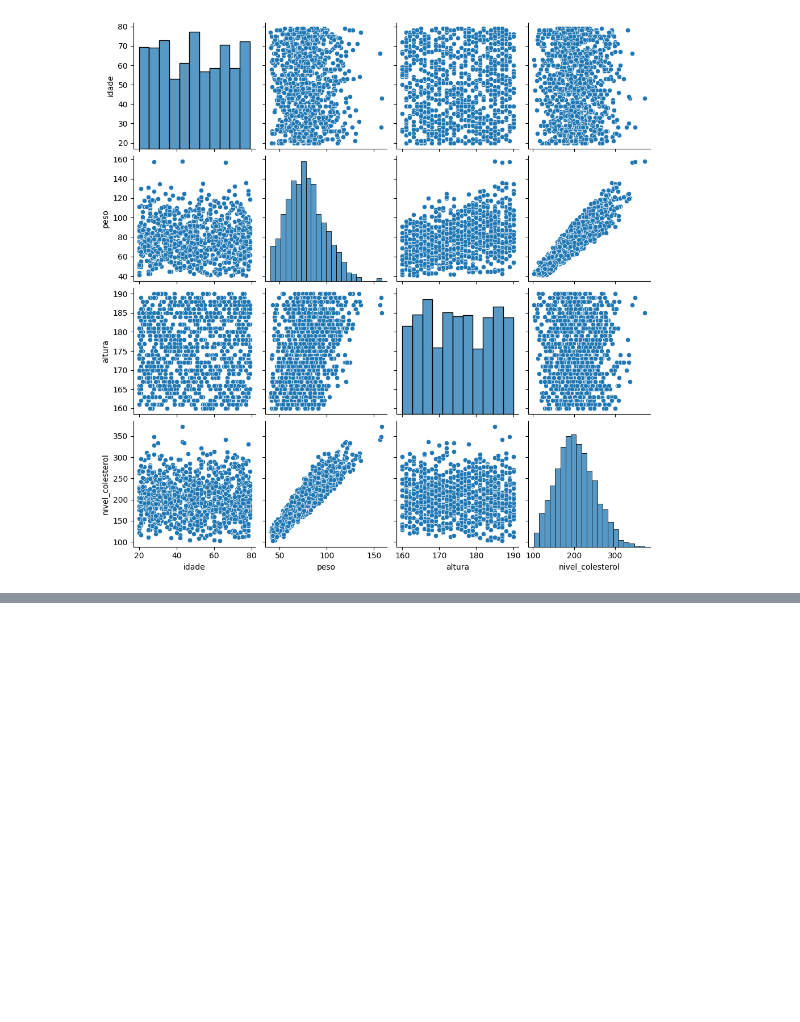
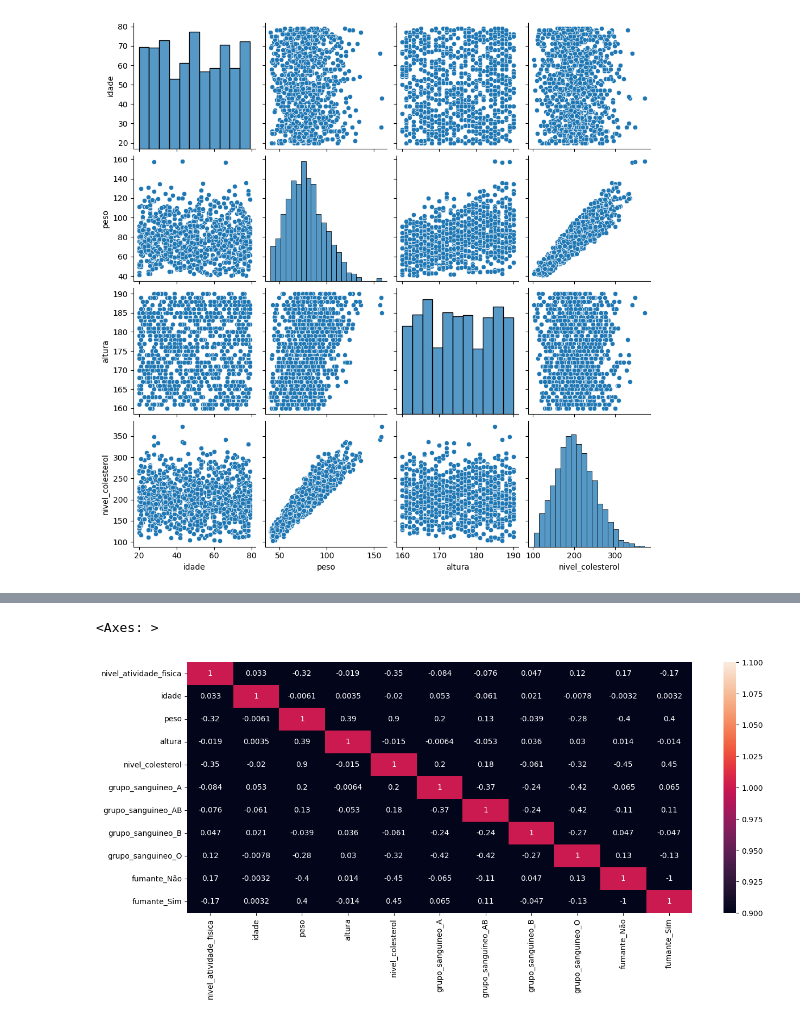
Before and after one commit to offellipe/regressao_linear_multipla, a Jupyter notebook: modelo_colesterol.ipynb, the cells around one changed output, grey strips where cells are left out. Drawn from its saved outputs; the diff is of its cells as text; code cells hidden in the pictures; blank space fills up the shorter version.

Commit message:
Aula 08 - Análise de Correlação

```diff
--- a/modelo_colesterol.ipynb
+++ b/modelo_colesterol.ipynb
@@ -230,3 +231,7 @@ sns.pairplot(df_colesterol_eda)
 # %% [output]
 <seaborn.axisgrid.PairGrid at 0x...>
 [figure]
+# %%
+# Converter variáveis categóricas nominais em numéricas, usando One-Hot Encoder do Pandas
+
+df_colesterol_eda = pd.get_dummies(df_colesterol_eda, columns=['grupo_sanguineo', 'fumante'], dtype='int64')
@@ -232,0 +252,11 @@ sns.pairplot(df_colesterol_eda)
+# %%
+# Converter variável categórica ordinal em numerica, usando factoriza do Pandas
+
+df_colesterol_eda['nivel_atividade_fisica'] = pd.factorize(df_colesterol_eda.nivel_atividade_fisica)[0] + 1
+# %%
+# Mapa de Calor com Correlação entre as variáveis
+plt.figure(figsize=(15,6))
+sns.heatmap(df_colesterol_eda.corr(), vmin=1, vmax=1, annot=True)
+# %% [output]
+<Axes: >
+[figure, added]
```
Also changed, not shown: parts of 6 cells of this notebook.
